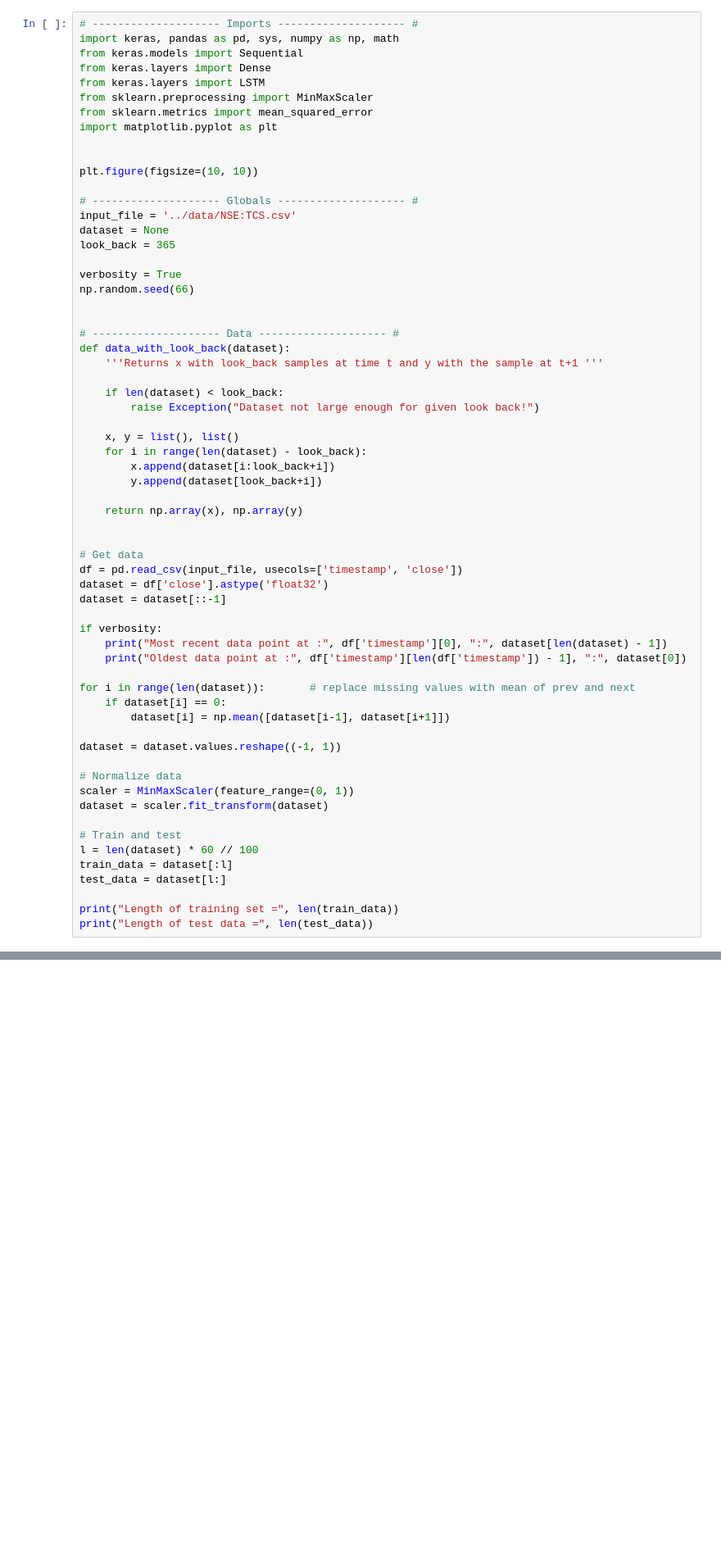
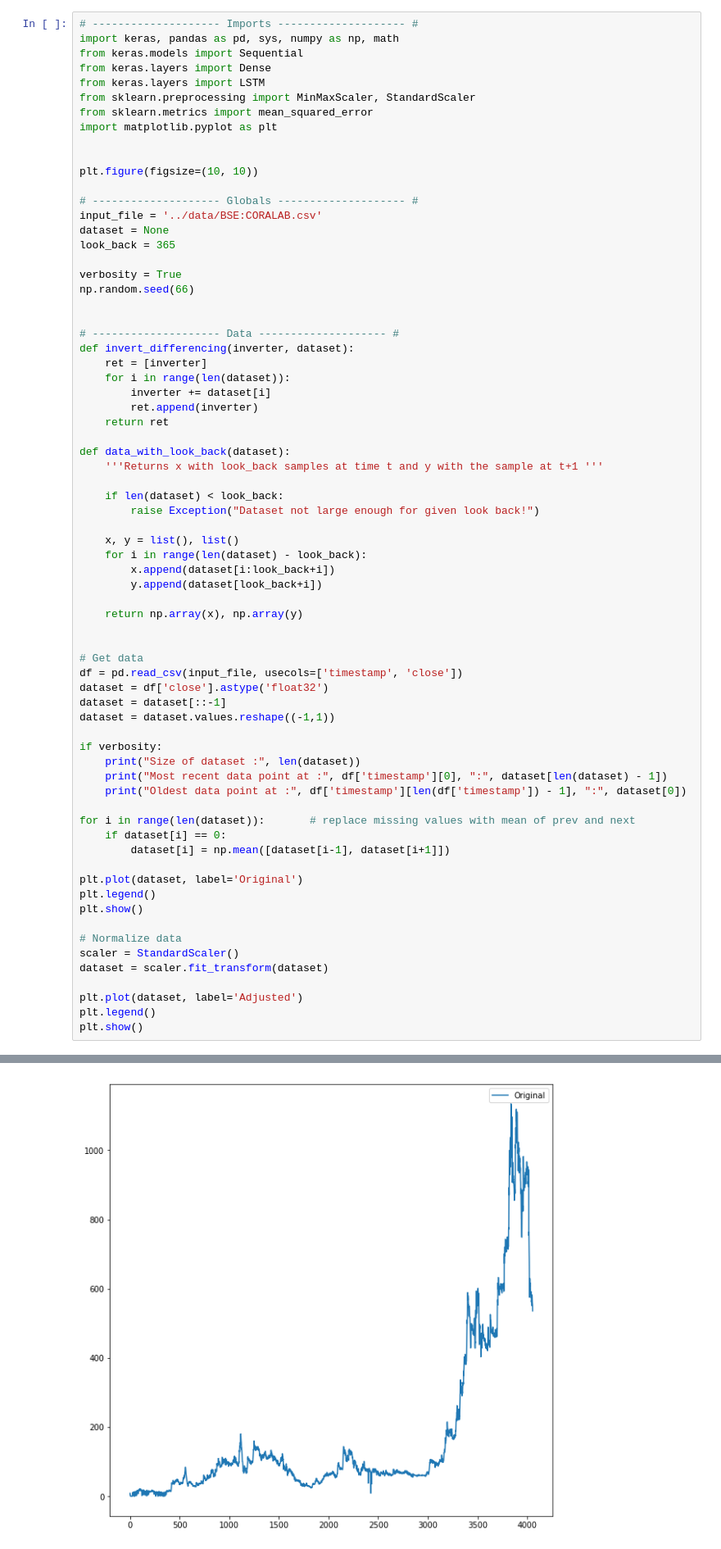
Before and after one commit to avinashshenoy97/myquity, a Jupyter notebook: iPython Notebooks/Deep LSTM.ipynb, the cells around one changed output, grey strips where cells are left out. Shown at 82% size. Cells and saved outputs as stored; diff of their text form; blank space fills up the shorter version.

```diff
--- a/iPython Notebooks/Deep LSTM.ipynb
+++ b/iPython Notebooks/Deep LSTM.ipynb
@@ -4,7 +4,7 @@ import keras, pandas as pd, sys, numpy as np, math
 from keras.models import Sequential
 from keras.layers import Dense
 from keras.layers import LSTM
-from sklearn.preprocessing import MinMaxScaler
+from sklearn.preprocessing import MinMaxScaler, StandardScaler
 from sklearn.metrics import mean_squared_error
 import matplotlib.pyplot as plt
 
@@ -12,7 +12,7 @@ import matplotlib.pyplot as plt
 plt.figure(figsize=(10, 10))
 
 # -------------------- Globals -------------------- #
-input_file = '../data/NSE:TCS.csv'
+input_file = '../data/BSE:CORALAB.csv'
 dataset = None
 look_back = 365
 
@@ -21,6 +21,13 @@ np.random.seed(66)
 
 
 # -------------------- Data -------------------- #
+def invert_differencing(inverter, dataset):
+    ret = [inverter]
+    for i in range(len(dataset)):
+        inverter += dataset[i]
+        ret.append(inverter)
+    return ret
+
 def data_with_look_back(dataset):
     '''Returns x with look_back samples at time t and y with the sample at t+1 '''
 
@@ -39,8 +46,10 @@ def data_with_look_back(dataset):
 df = pd.read_csv(input_file, usecols=['timestamp', 'close'])
 dataset = df['close'].astype('float32')
 dataset = dataset[::-1]
+dataset = dataset.values.reshape((-1,1))
 
 if verbosity:
+    print("Size of dataset :", len(dataset))
     print("Most recent data point at :", df['timestamp'][0], ":", dataset[len(dataset) - 1])
     print("Oldest data point at :", df['timestamp'][len(df['timestamp']) - 1], ":", dataset[0])
 
@@ -48,17 +57,15 @@ for i in range(len(dataset)):       # replace missing values with mean of prev a
     if dataset[i] == 0:
         dataset[i] = np.mean([dataset[i-1], dataset[i+1]])
 
-dataset = dataset.values.reshape((-1, 1))
+plt.plot(dataset, label='Original')
+plt.legend()
+plt.show()
 
 # Normalize data
-scaler = MinMaxScaler(feature_range=(0, 1))
+scaler = StandardScaler()
 dataset = scaler.fit_transform(dataset)
 
-# Train and test
-l = len(dataset) * 60 // 100
-train_data = dataset[:l]
-test_data = dataset[l:]
-
-print("Length of training set =", len(train_data))
-print("Length of test data =", len(test_data))
+plt.plot(dataset, label='Adjusted')
+plt.legend()
+plt.show()
 # %% [output]
@@ -69,0 +75 @@ Length of test data = 1346
+[figure, added]
```
Also changed, not shown: parts of 13 cells of this notebook, 1 other file.
